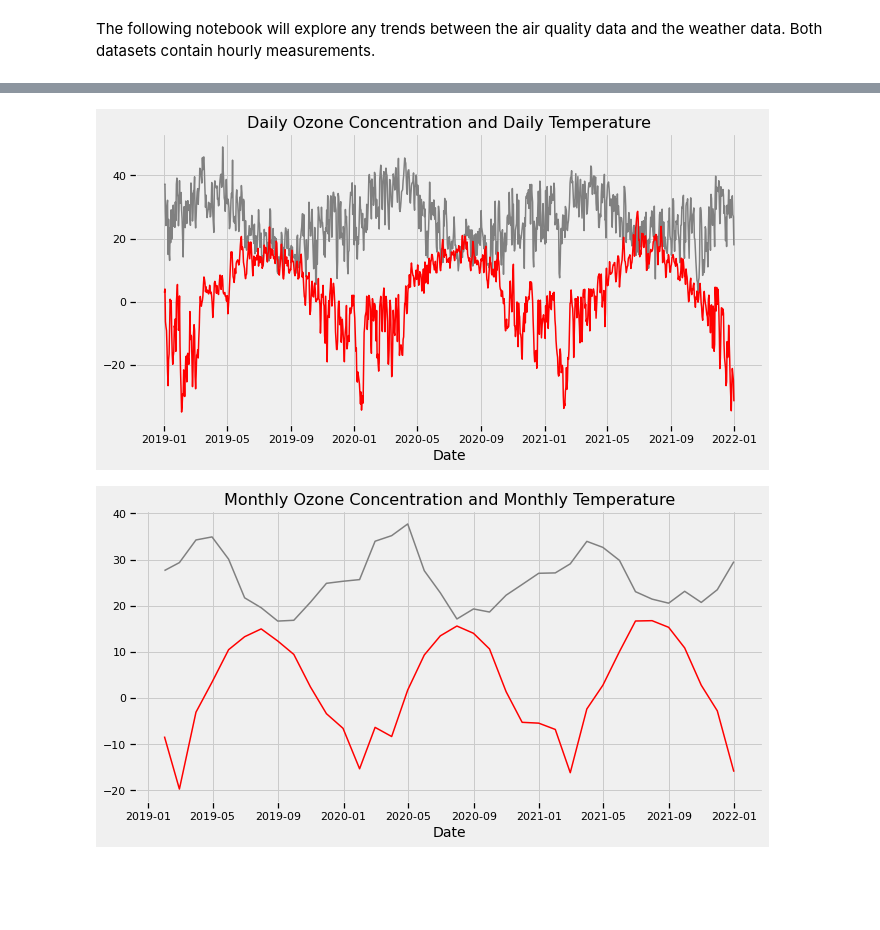
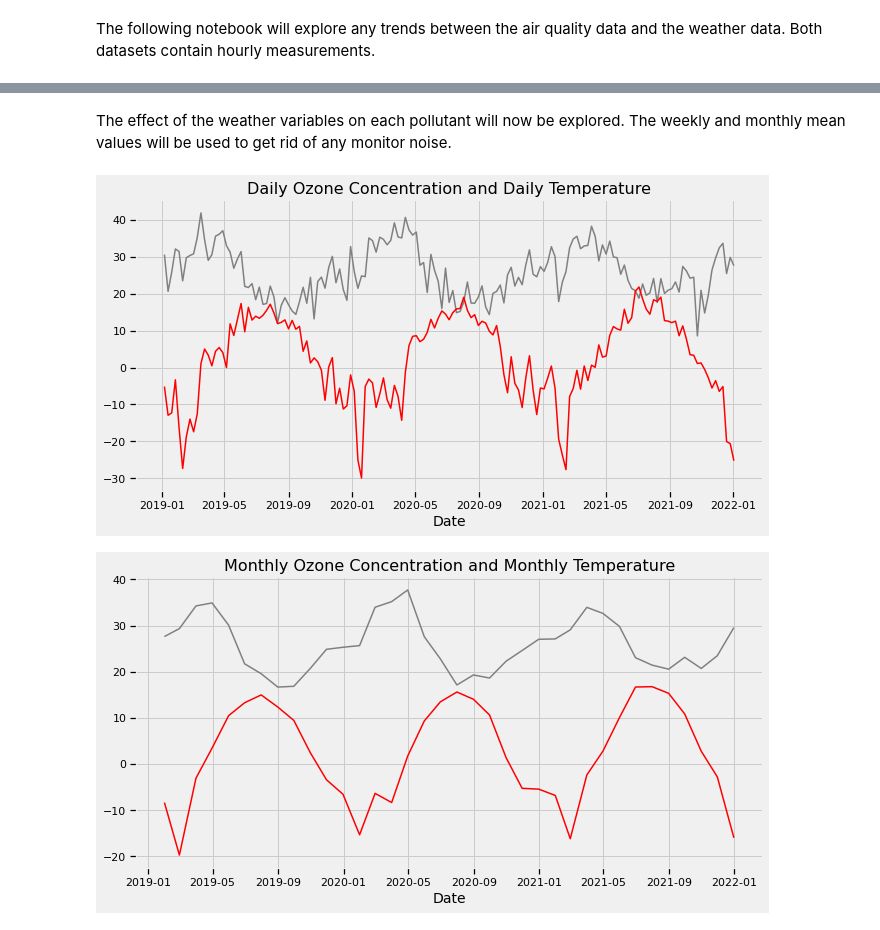
Before and after one commit to mirandadoris/CIV1498_Project2_Pythoneers, a Jupyter notebook: 2-Analysis/Weather_AQ_Analysis.ipynb, the cells around one changed output, grey strips where cells are left out. Cells and saved outputs as stored; diff of their text form; code cells hidden in the pictures; blank space fills up the shorter version.

Commit message:
weather & AQ

```diff
--- a/2-Analysis/Weather_AQ_Analysis.ipynb
+++ b/2-Analysis/Weather_AQ_Analysis.ipynb
@@ -84,6 +83,7 @@ None
 | 2019-01-01 04:00:00 | 0.7 | 268.3 | 268.6 | 7.7 | 68.6 | 1.7 | 0.1 | ... |
 | 2019-01-01 05:00:00 | 1.1 | 263.5 | 263.6 | 10.4 | 69.6 | 0.5 | 0.1 | ... |
 # %%
+# Resample dataframe on daily mean values and monthly mean values
 aq_weather_daily = aq_weather.resample('D').mean()
+aq_weather_weekly = aq_weather.resample('W').mean()
 aq_weather_monthly = aq_weather_daily.resample('M').mean()
-aq_weather_daily.head()
@@ -97,0 +90,2 @@ aq_weather_daily.head()
+# %% [markdown]
+The effect of the weather variables on each pollutant will now be explored. The weekly and monthly mean values will be used to get rid of any monitor noise.
@@ -98,18 +94,18 @@ aq_weather_daily.head()
 # %%
-# Explore impact of temperature on pollutant concentrations
+# Explore impact of temperature on ozone concentration
 
 plt.figure(figsize=(10,5))
 
-plt.plot(aq_weather_daily.index, aq_weather_daily['O3'], 'gray', label = 'Daily Mean Concentration (ppb)')
-plt.plot(aq_weather_daily.index, aq_weather_daily['TEMP_MEAN_(C)'], 'r', label = 'Daily Mean Temperature (C)')
+plt.plot(aq_weather_weekly.index, aq_weather_weekly['O3'], 'gray', label = 'Weekly Mean Concentration (ppb)')
+plt.plot(aq_weather_weekly.index, aq_weather_weekly['TEMP_MEAN_(C)'], 'r', label = 'Weekly Mean Temperature (C)')
 
 plt.xlabel('Date', fontsize=14)
 
 
 plt.title('Daily Ozone Concentration and Daily Temperature', fontsize=16)
 plt.show()
 # %% [output]
-[figure, old version]
+[figure, new version]
 # %%
 plt.figure(figsize=(10,5))
 
```
Also changed, not shown: parts of 15 cells of this notebook, 1 other file.
